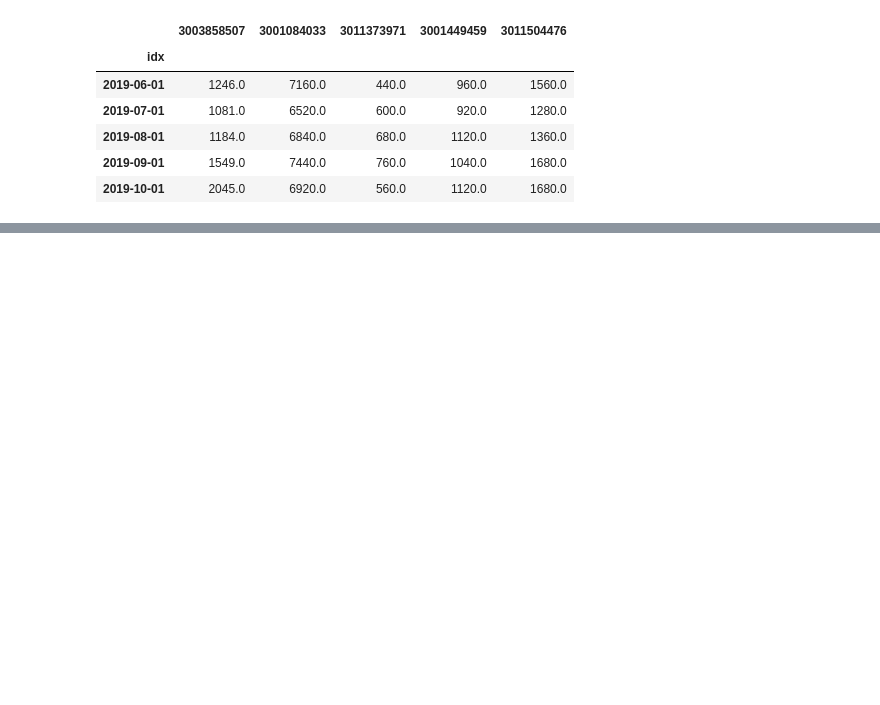
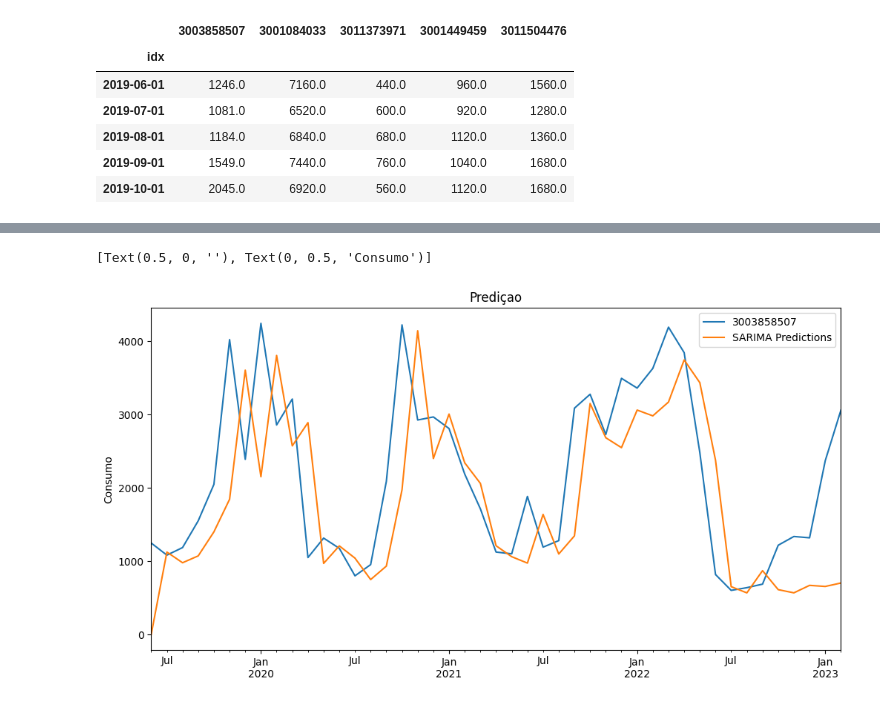
Before and after one commit to enriqTS/IC-Gasto-Fotovoltaico, a Jupyter notebook: simple-prev.ipynb, the cells around one changed output, grey strips where cells are left out. Saved outputs shown, nothing was run; the diff lists cells and outputs as text; code cells hidden in the pictures; blank space fills up the shorter version.

```diff
--- a/simple-prev.ipynb
+++ b/simple-prev.ipynb
@@ -513,0 +504,16 @@ ax.set(xlabel=xlabel, ylabel=ylabel)
+# %%
+predictions = results.predict(start=0, end=end, dynamic=False, typ="levels").rename(
+    "SARIMA Predictions"
+)
+# %%
+title = "Prediçao"
+ylabel = "Consumo"
+xlabel = ""
+
+ax = df_test_transpose[3003858507].plot(legend=True, figsize=(12, 6), title=title)
+predictions.plot(legend=True)
+ax.autoscale(axis="x", tight=True)
+ax.set(xlabel=xlabel, ylabel=ylabel)
+# %% [output]
+[Text(0.5, 0, ''), Text(0, 0.5, 'Consumo')]
+[figure, added]
```
Also changed, not shown: parts of 20 cells of this notebook.
